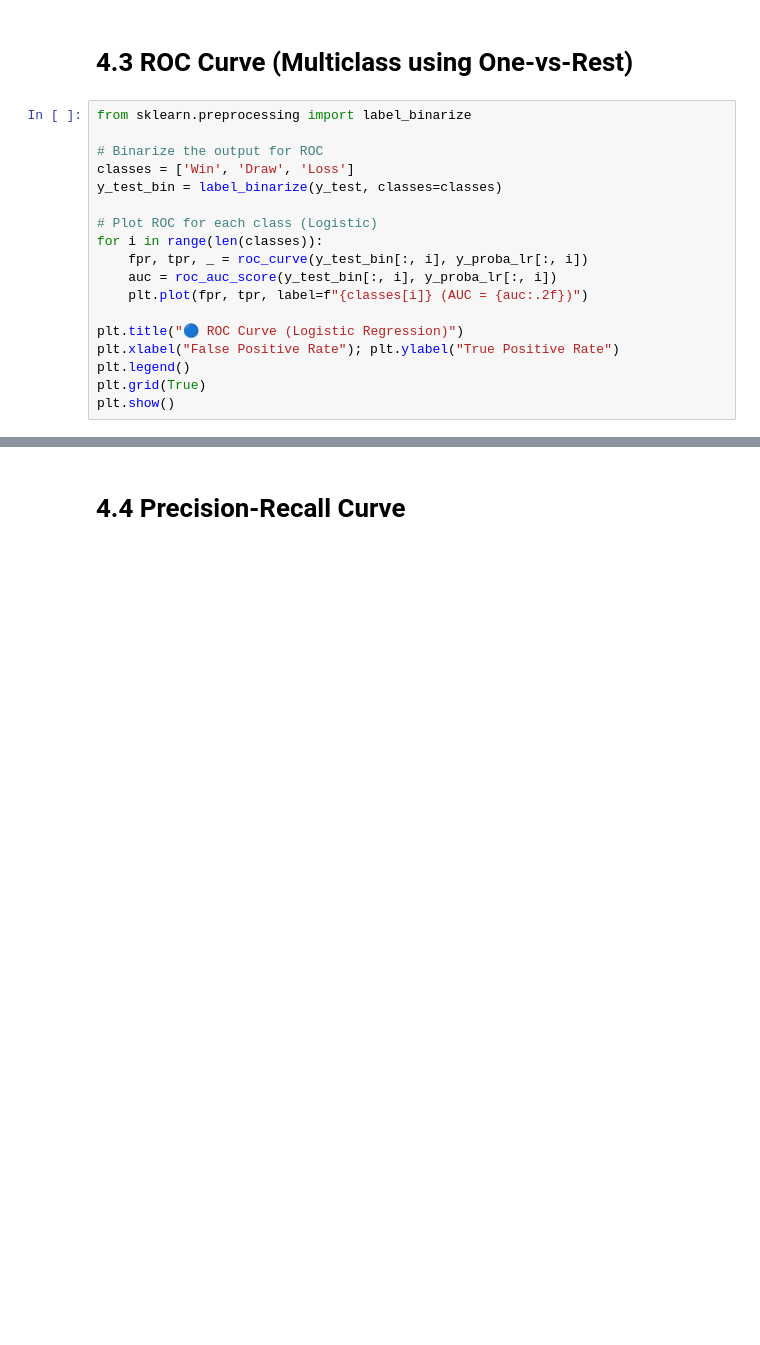
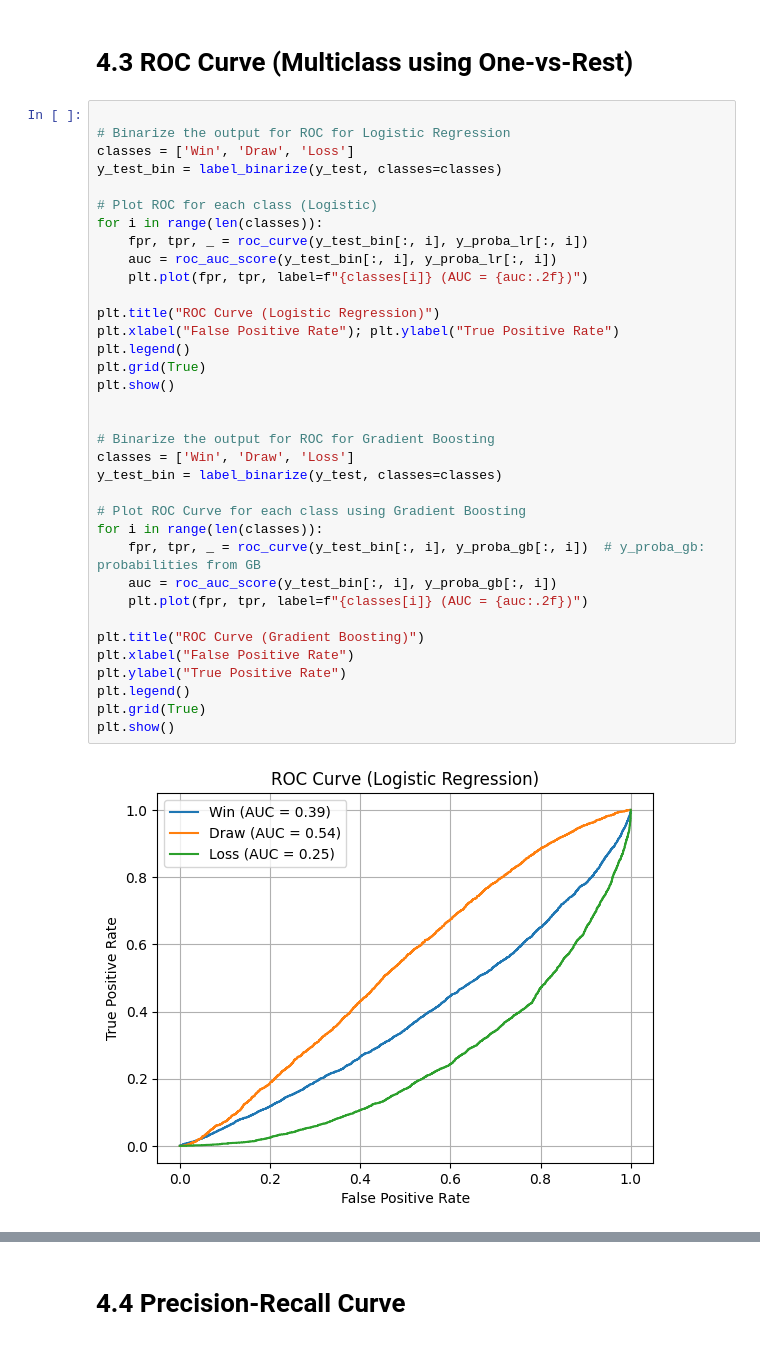
Before and after one commit to Leemisa/ML-Classification-Project, a Jupyter notebook: my_notebook.ipynb, the cells around one changed output, grey strips where cells are left out. Drawn from its saved outputs; the diff is of its cells as text; blank space fills up the shorter version.

```diff
--- a/my_notebook.ipynb
+++ b/my_notebook.ipynb
@@ -292,20 +340,39 @@ plt.show()
 # %% [markdown]
 # 4.3 ROC Curve (Multiclass using One-vs-Rest)
 # %%
-from sklearn.preprocessing import label_binarize
 
-# Binarize the output for ROC
+# Binarize the output for ROC for Logistic Regression
 classes = ['Win', 'Draw', 'Loss']
 y_test_bin = label_binarize(y_test, classes=classes)
 
 # Plot ROC for each class (Logistic)
 for i in range(len(classes)):
     fpr, tpr, _ = roc_curve(y_test_bin[:, i], y_proba_lr[:, i])
     auc = roc_auc_score(y_test_bin[:, i], y_proba_lr[:, i])
     plt.plot(fpr, tpr, label=f"{classes[i]} (AUC = {auc:.2f})")
 
-plt.title("🔵 ROC Curve (Logistic Regression)")
+plt.title("ROC Curve (Logistic Regression)")
 plt.xlabel("False Positive Rate"); plt.ylabel("True Positive Rate")
 plt.legend()
 plt.grid(True)
 plt.show()
+
+
+# Binarize the output for ROC for Gradient Boosting
+classes = ['Win', 'Draw', 'Loss']
+y_test_bin = label_binarize(y_test, classes=classes)
+
+# Plot ROC Curve for each class using Gradient Boosting
+for i in range(len(classes)):
+    fpr, tpr, _ = roc_curve(y_test_bin[:, i], y_proba_gb[:, i])  # y_proba_gb: probabilities from GB
+    auc = roc_auc_score(y_test_bin[:, i], y_proba_gb[:, i])
+    plt.plot(fpr, tpr, label=f"{classes[i]} (AUC = {auc:.2f})")
+
+plt.title("ROC Curve (Gradient Boosting)")
+plt.xlabel("False Positive Rate")
+plt.ylabel("True Positive Rate")
+plt.legend()
+plt.grid(True)
+plt.show()
+# %% [output]
+[figure, added]
```
Also changed, not shown: parts of 6 cells of this notebook.
